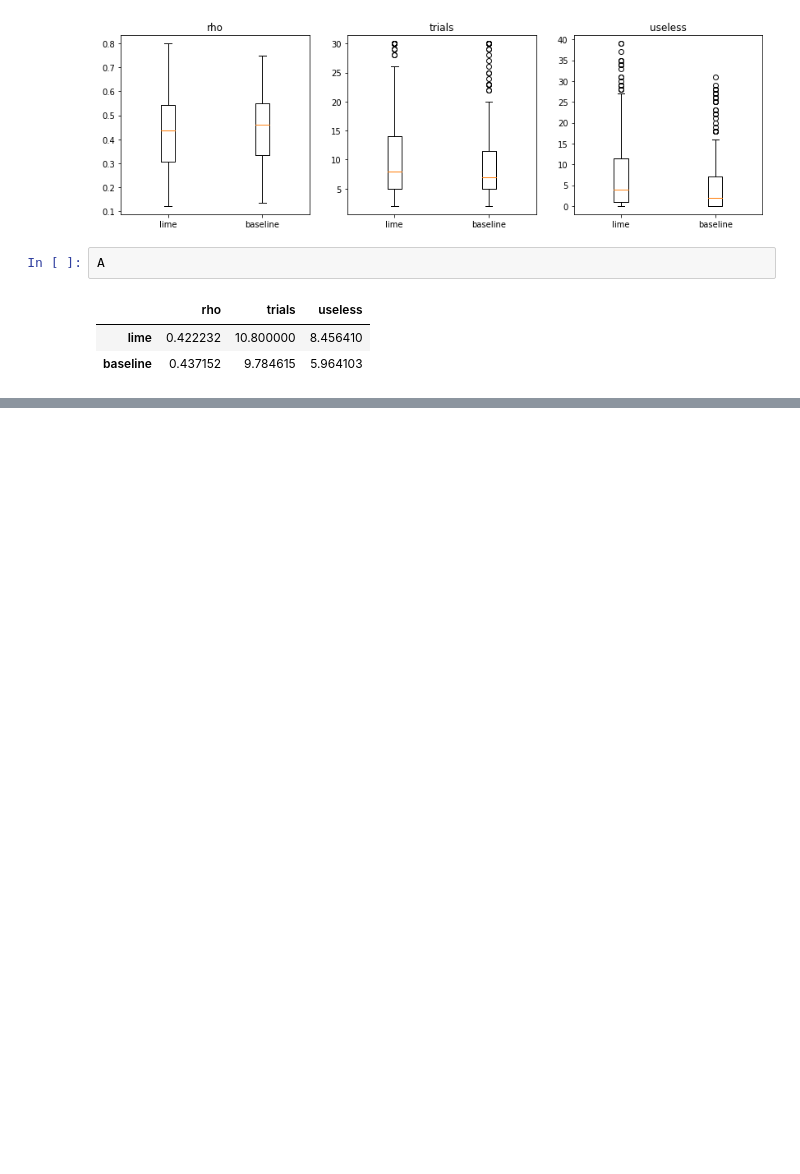
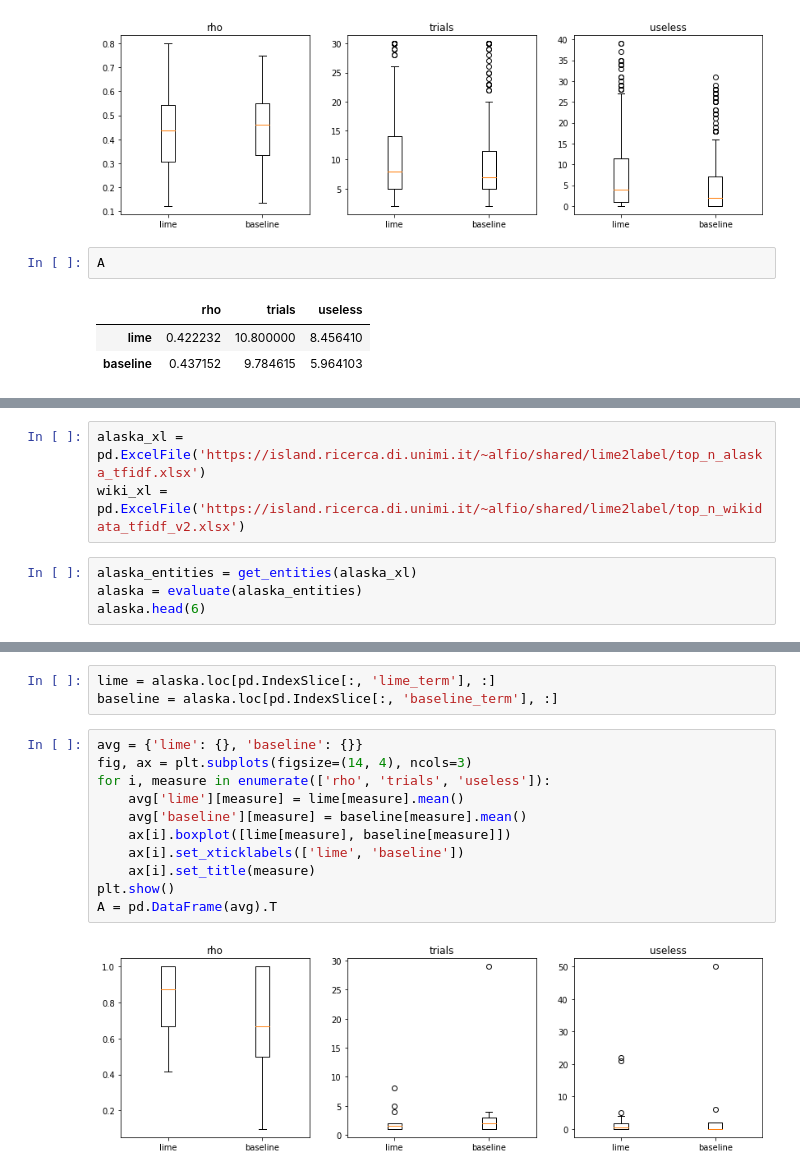
Before and after one commit to jermathew/E2L, a Jupyter notebook: notebooks/rank-evaluation/strategies.ipynb, the cells around one changed output, grey strips where cells are left out. Cells and saved outputs as stored; diff of their text form; blank space fills up the shorter version.

```diff
--- a/notebooks/rank-evaluation/strategies.ipynb
+++ b/notebooks/rank-evaluation/strategies.ipynb
@@ -163,0 +144,7 @@ e
+# %%
+alaska_xl = pd.ExcelFile('https://island.ricerca.di.unimi.it/~alfio/shared/lime2label/top_n_alaska_tfidf.xlsx')
+wiki_xl = pd.ExcelFile('https://island.ricerca.di.unimi.it/~alfio/shared/lime2label/top_n_wikidata_tfidf_v2.xlsx')
+# %%
+alaska_entities = get_entities(alaska_xl)
+alaska = evaluate(alaska_entities)
+alaska.head(6)
@@ -163,0 +159,16 @@ e
+# %%
+lime = alaska.loc[pd.IndexSlice[:, 'lime_term'], :]
+baseline = alaska.loc[pd.IndexSlice[:, 'baseline_term'], :]
+# %%
+avg = {'lime': {}, 'baseline': {}}
+fig, ax = plt.subplots(figsize=(14, 4), ncols=3)
+for i, measure in enumerate(['rho', 'trials', 'useless']):
+    avg['lime'][measure] = lime[measure].mean()
+    avg['baseline'][measure] = baseline[measure].mean()
+    ax[i].boxplot([lime[measure], baseline[measure]])
+    ax[i].set_xticklabels(['lime', 'baseline'])
+    ax[i].set_title(measure)
+plt.show()
+A = pd.DataFrame(avg).T
+# %% [output]
+[figure, added]
```
Also changed, not shown: parts of 10 cells of this notebook.
